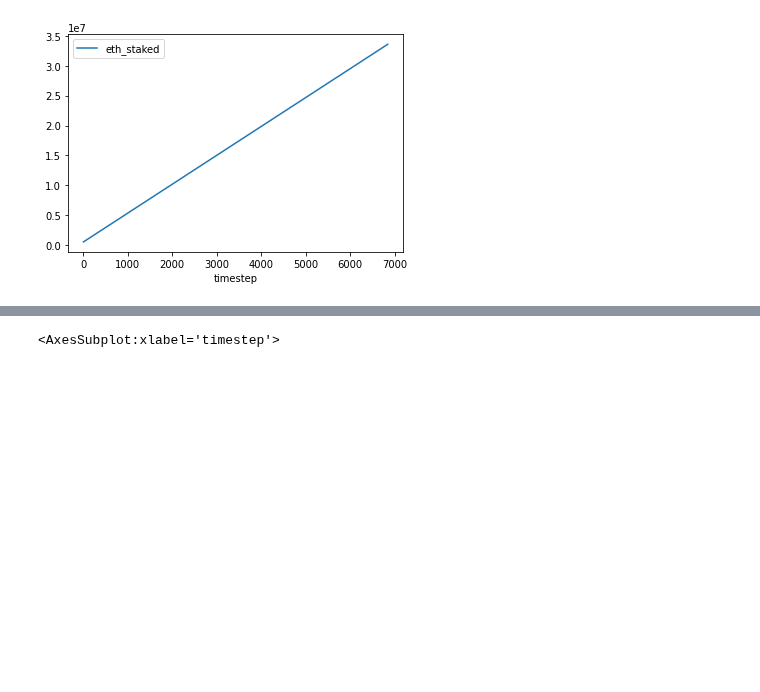
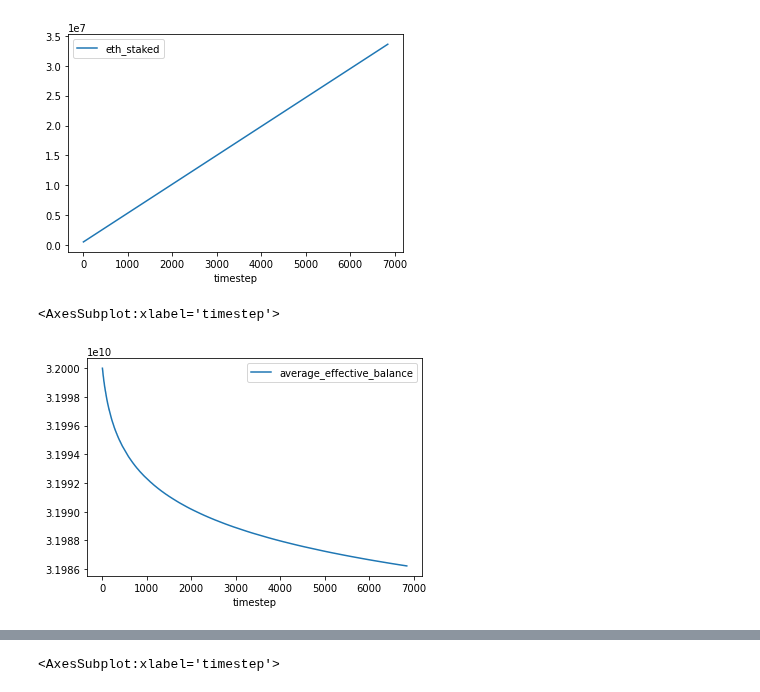
Before and after one commit to CADLabs/ethereum-economic-model, a Jupyter notebook: scratchpad.ipynb, the cells around one changed output, grey strips where cells are left out. Saved outputs shown, nothing was run; the diff lists cells and outputs as text; code cells hidden in the pictures; blank space fills up the shorter version.

```diff
--- a/scratchpad.ipynb
+++ b/scratchpad.ipynb
@@ -56,6 +56,11 @@ df.plot(x='timestep', y='eth_staked')
 # %% [output]
 <AxesSubplot:xlabel='timestep'>
 [figure]
+# %%
+df.plot(x='timestep', y=['average_effective_balance'])
+# %% [output]
+<AxesSubplot:xlabel='timestep'>
+[figure, added]
 # %%
 df.plot.area(x='timestep', y=['source_reward', 'target_reward', 'head_reward', 'block_attester_reward', 'block_proposer_reward'])
 # %% [output]
```
Also changed, not shown: parts of 8 cells of this notebook, 11 other files.
